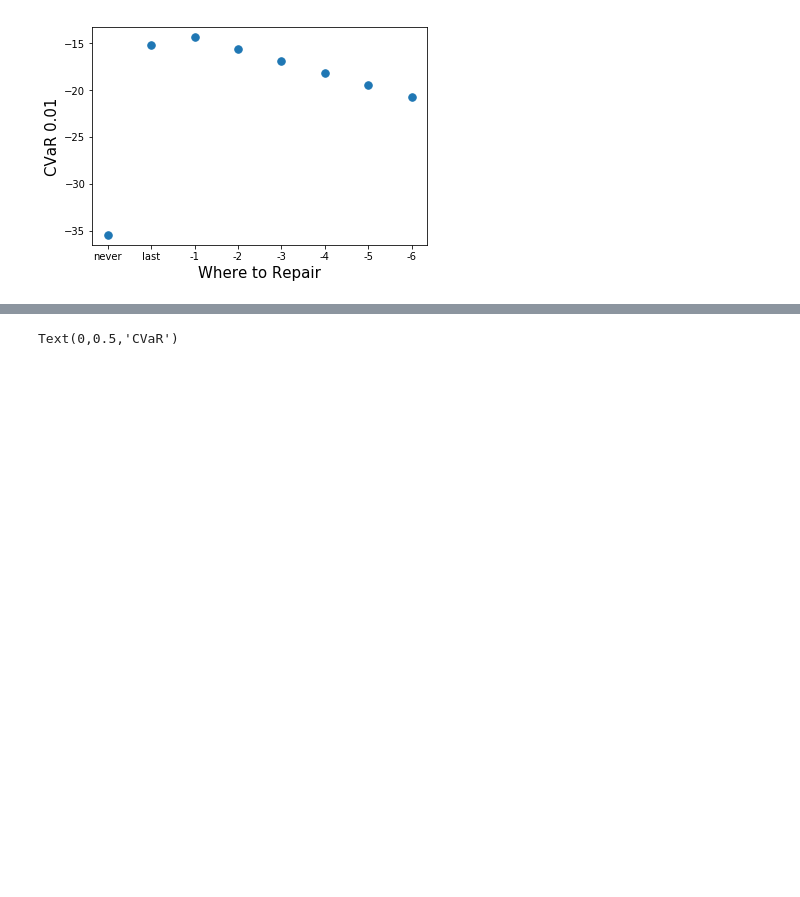
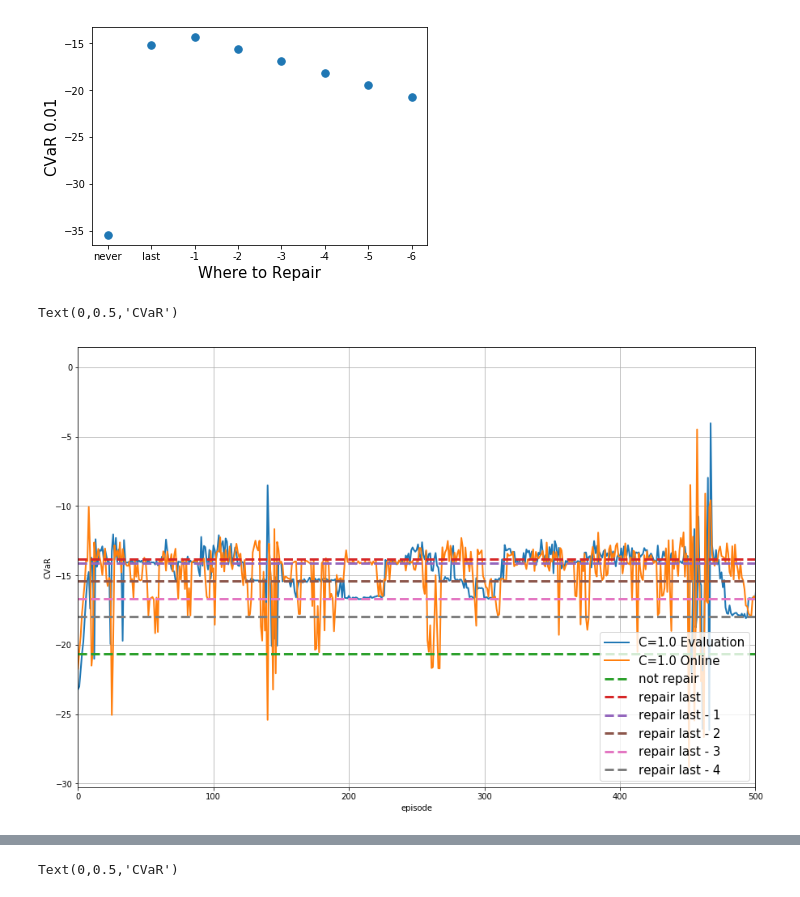
Before and after one commit to Rkeramati/crl, a Jupyter notebook: UAI/Analysis.ipynb, the cells around one changed output, grey strips where cells are left out. Drawn from its saved outputs; the diff is of its cells as text; code cells hidden in the pictures; blank space fills up the shorter version.

```diff
--- a/UAI/Analysis.ipynb
+++ b/UAI/Analysis.ipynb
@@ -85,5 +85,29 @@ plt.ylabel('CVaR 0.01', fontsize=15)
 # %% [output]
 Text(0,0.5,'CVaR 0.01')
 [figure]
+# %%
+C1Opt20_eval = read('results/cdf_1_40_cdf_eval_%d.npy', 1, alpha=0.25)
+C1Opt20_online = read('results/cdf_1_40_cdf_online_%d.npy', 1, alpha=0.25)
+# %%
+fig = plt.figure(figsize=(15, 10))
+CVaRplot(fig, C1Opt20_eval, label='C=1.0 Evaluation')
+CVaRplot(fig, C1Opt20_online, label='C=1.0 Online')
+
+plt.plot(np.arange(1500), np.ones(1500) * -20.66888775365751, '--', label = 'not repair', linewidth=3)
+plt.plot(np.arange(1500), np.ones(1500) * -13.8470595927254, '--',label = 'repair last', linewidth=3)
+plt.plot(np.arange(1500), np.ones(1500) * -14.128583926728682, '--',label = 'repair last - 1', linewidth=3)
+plt.plot(np.arange(1500), np.ones(1500) * -15.406251169207456, '--',label = 'repair last - 2', linewidth=3)
+plt.plot(np.arange(1500), np.ones(1500) * -16.69258923741405, '--',label = 'repair last - 3', linewidth=3)
+plt.plot(np.arange(1500), np.ones(1500) * -17.98446898597323, '--',label = 'repair last - 4', linewidth=3)
+
+plt.xlim([0, 500])
+#plt.ylim([-25, -12])
+plt.legend(loc=4, fontsize= 15)
+plt.grid()
+plt.xlabel('episode')
+plt.ylabel('CVaR')
+# %% [output]
+Text(0,0.5,'CVaR')
+[figure, added]
 # %%
 C05_eval = read('results/cdf_05_count_based_cdf_eval_%d.npy', 5, alpha=0.25)
```
Also changed, not shown: parts of 5 cells of this notebook, 4 other files.
